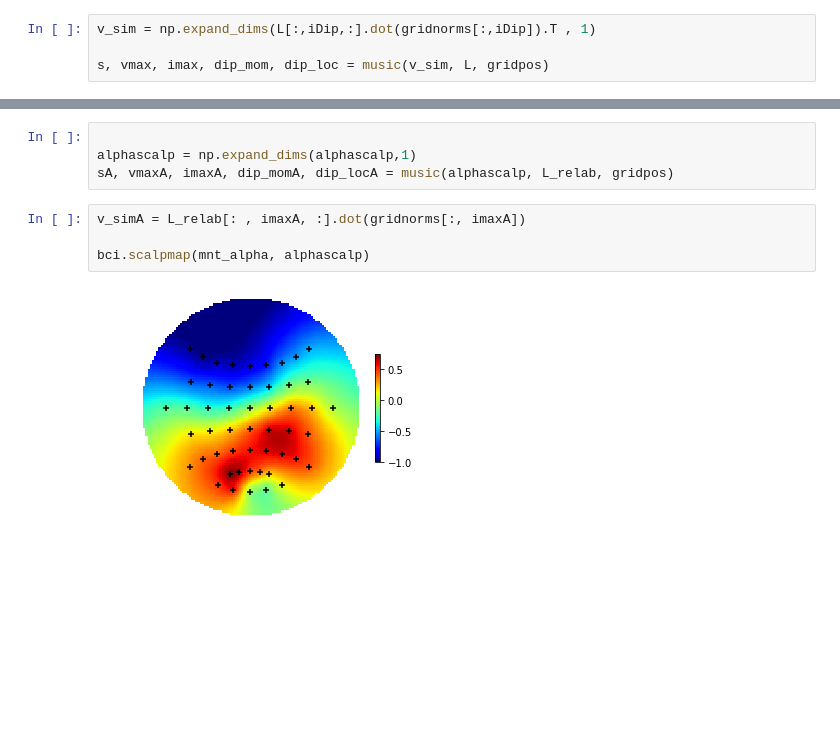
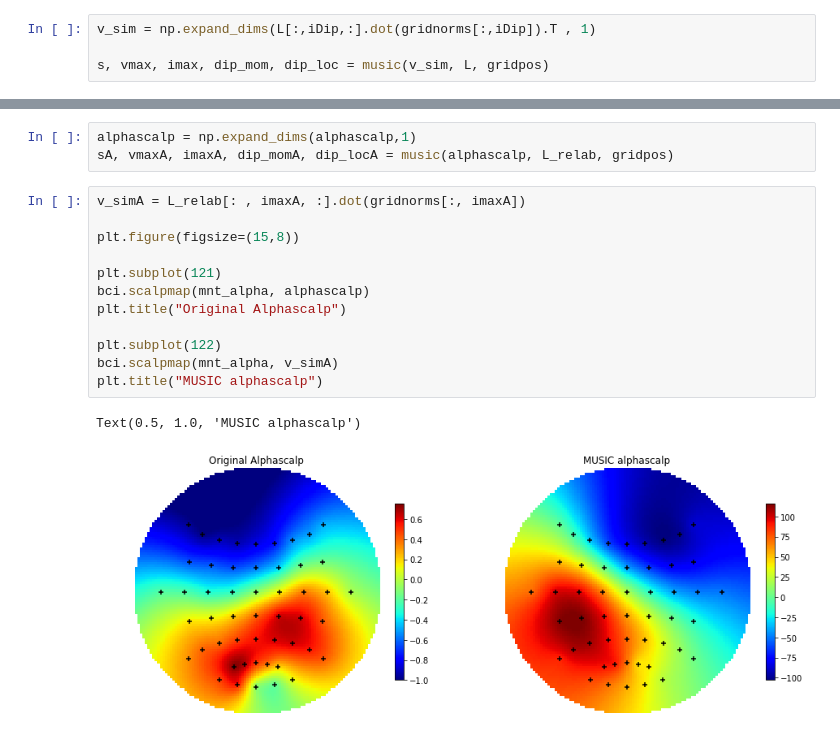
Before and after one commit to saikmsm/HWB, a Jupyter notebook: Exercise5_Robert.ipynb, the cells around one changed output, grey strips where cells are left out. Drawn from its saved outputs; the diff is of its cells as text; blank space fills up the shorter version.

```diff
--- a/Exercise5_Robert.ipynb
+++ b/Exercise5_Robert.ipynb
@@ -213,10 +255,18 @@ v_sim = np.expand_dims(L[:,imaxL,:].dot(gridnorms[:,imaxL]).T , 1)
 # %%
-
 alphascalp = np.expand_dims(alphascalp,1)
 sA, vmaxA, imaxA, dip_momA, dip_locA = music(alphascalp, L_relab, gridpos)
 # %%
 v_simA = L_relab[: , imaxA, :].dot(gridnorms[:, imaxA])
 
+plt.figure(figsize=(15,8))
+
+plt.subplot(121)
 bci.scalpmap(mnt_alpha, alphascalp)
+plt.title("Original Alphascalp")
+
+plt.subplot(122)
+bci.scalpmap(mnt_alpha, v_simA)
+plt.title("MUSIC alphascalp")
 # %% [output]
+Text(0.5, 1.0, 'MUSIC alphascalp')
-[figure, old version]
+[figure, new version]
```
Also changed, not shown: parts of 6 cells of this notebook.
